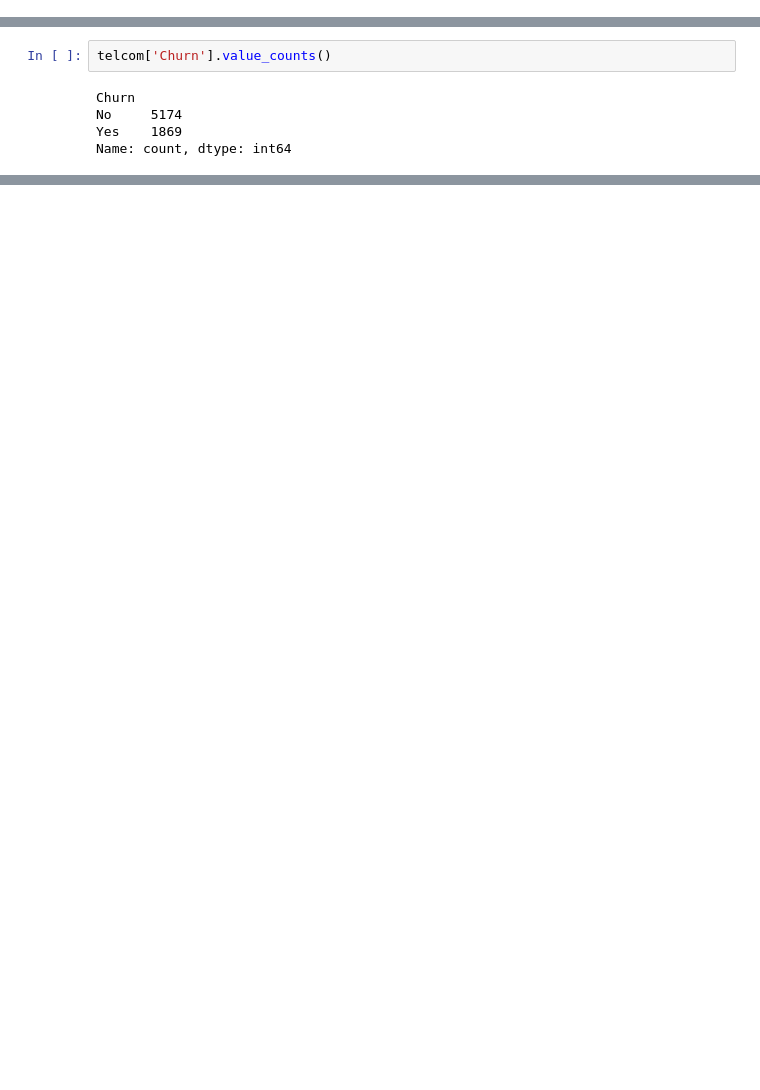
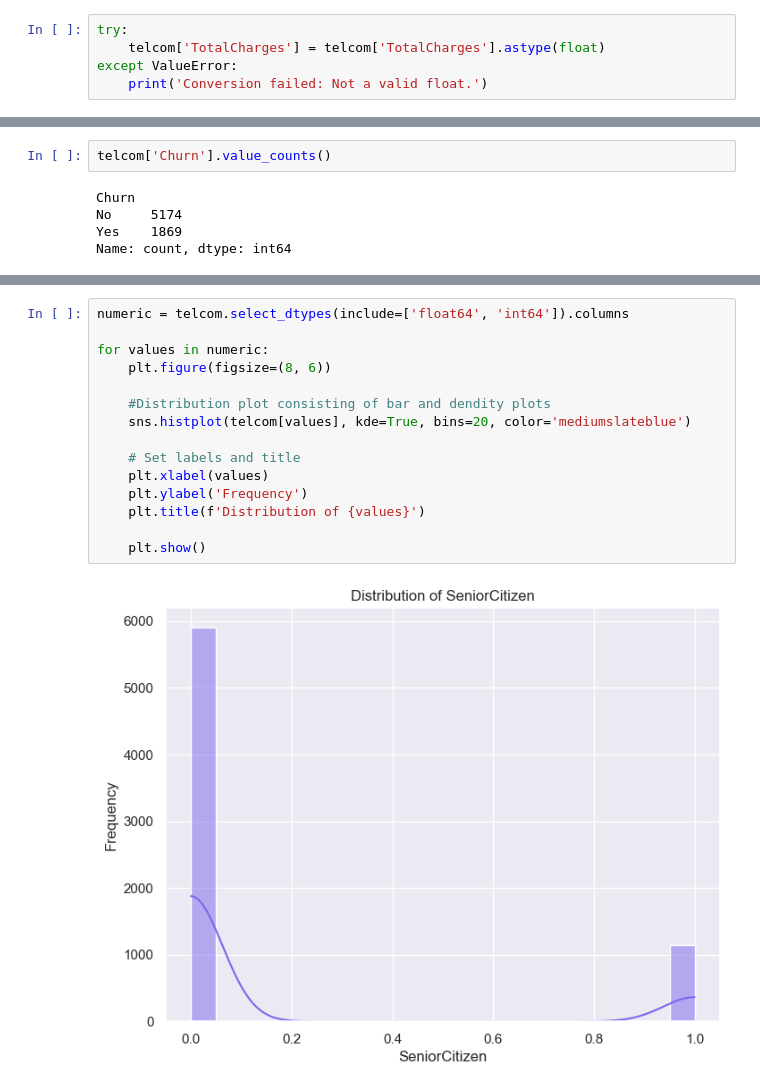
Before and after one commit to aiyegboka/Telcom, a Jupyter notebook: customer_chun.ipynb, the cells around one changed output, grey strips where cells are left out. Drawn from its saved outputs; the diff is of its cells as text; blank space fills up the shorter version.

```diff
--- a/customer_chun.ipynb
+++ b/customer_chun.ipynb
@@ -209,0 +210,5 @@ telcom['MonthlyCharges'].plot(kind = 'density', figsize = (10,6), color = 'magen
+# %%
+try:
+    telcom['TotalCharges'] = telcom['TotalCharges'].astype(float)
+except ValueError:
+    print('Conversion failed: Not a valid float.')
@@ -292,0 +364,17 @@ Name: count, dtype: int64
+# %%
+numeric = telcom.select_dtypes(include=['float64', 'int64']).columns
+
+for values in numeric:
+    plt.figure(figsize=(8, 6))
+
+    #Distribution plot consisting of bar and dendity plots
+    sns.histplot(telcom[values], kde=True, bins=20, color='mediumslateblue')
+
+    # Set labels and title
+    plt.xlabel(values)
+    plt.ylabel('Frequency')
+    plt.title(f'Distribution of {values}')
+
+    plt.show()
+# %% [output]
+[figure, added]
```
Also changed, not shown: parts of 33 cells of this notebook.
